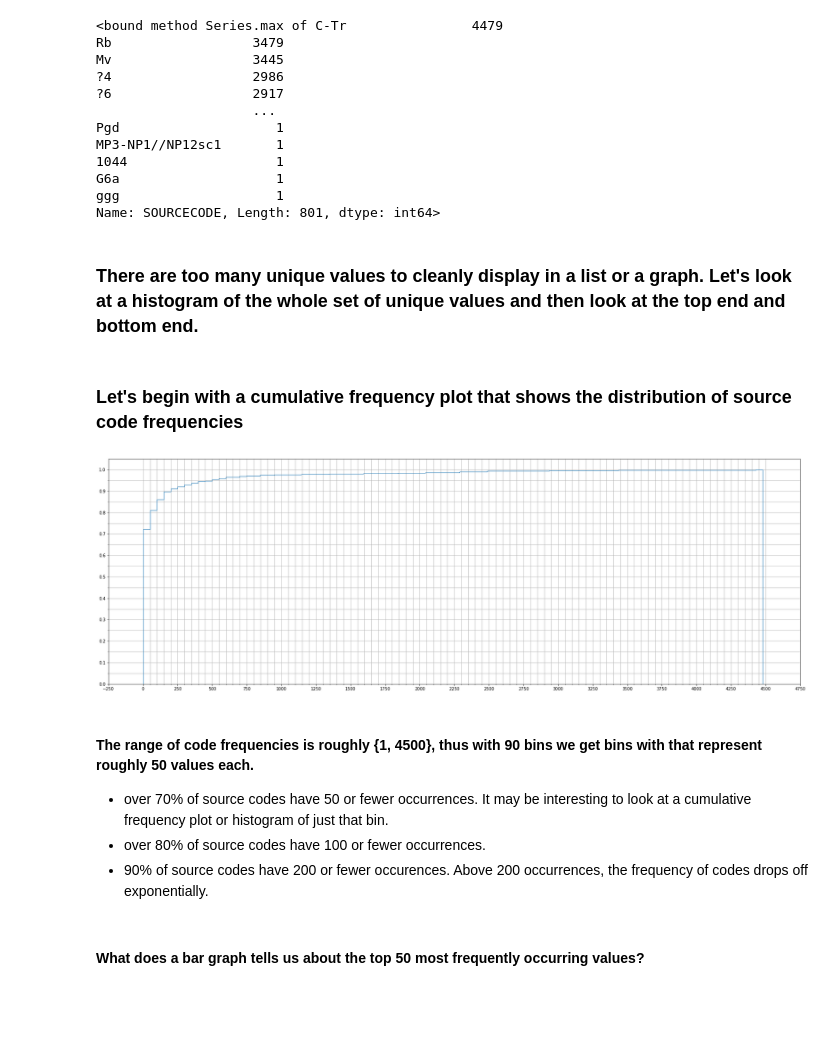
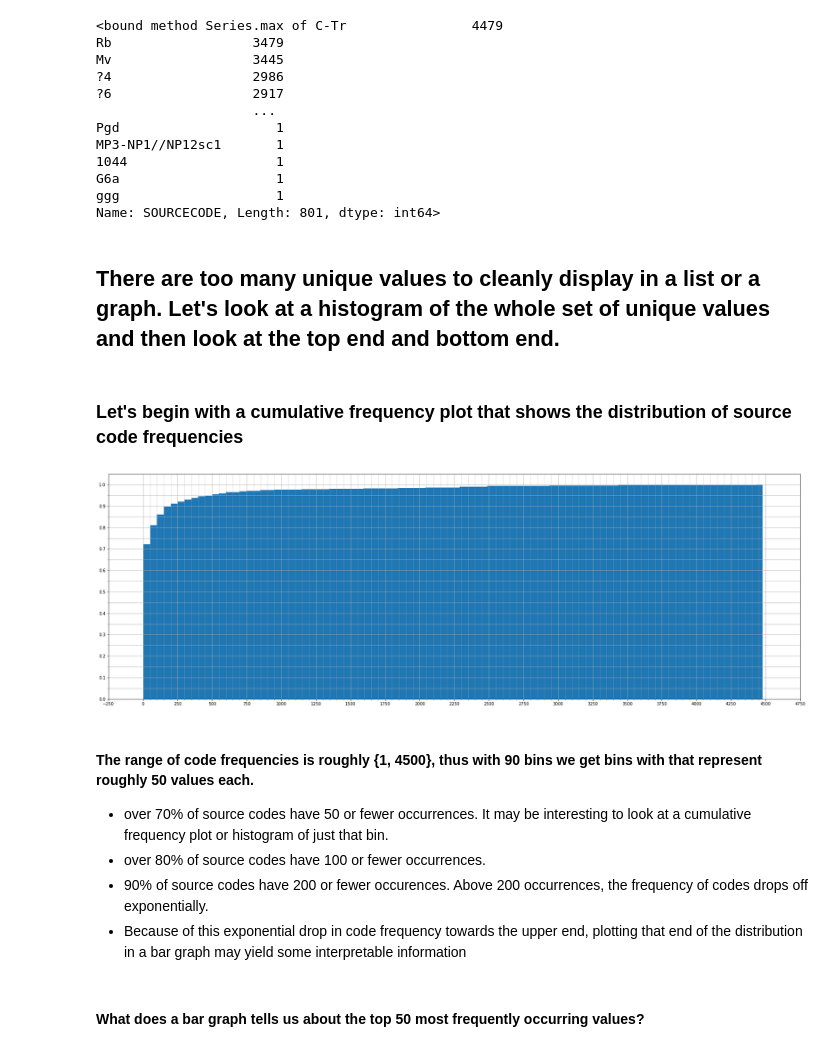
Before and after one commit to selkind/GeoMap, a Jupyter notebook: scratch.ipynb, the cells around one changed output. Drawn from its saved outputs; the diff is of its cells as text; code cells hidden in the pictures; blank space fills up the shorter version.

```diff
--- a/scratch.ipynb
+++ b/scratch.ipynb
@@ -87,31 +87,32 @@ G6a                    1
 ggg                    1
 Name: SOURCECODE, Length: 801, dtype: int64>
 # %% [markdown]
-### There are too many unique values to cleanly display in a list or a graph. Let's look at a histogram of the whole set of unique values and then look at the top end and bottom end.
+## There are too many unique values to cleanly display in a list or a graph. Let's look at a histogram of the whole set of unique values and then look at the top end and bottom end.
 # %% [markdown]
 ### Let's begin with a cumulative frequency plot that shows the distribution of source code frequencies
 # %%
 fig, ax = plt.subplots(1,1, figsize=(30, 10))
 
-counts_hist = counts.hist(cumulative=True, density=1, bins=90, ax=ax, histtype="step")
+counts_hist = counts.hist(cumulative=True, density=1, bins=90, ax=ax, histtype="bar")
 minor_x_ticks = np.arange(0, 4500, 50)
 major_x_ticks = np.arange(-250, 5000, 250)
 ax.set_xticks(major_x_ticks, minor=False)
 ax.set_xticks(minor_x_ticks, minor=True)
-ax.xaxis.grid(True, which='minor')
+ax.xaxis.grid(True, which='minor', alpha=0.5)
 
 major_y_ticks = np.arange(0, 1.1, 0.1)
 minor_y_ticks = np.arange(0, 1, 0.05)
 ax.set_yticks(major_y_ticks, minor=False)
 ax.set_yticks(minor_y_ticks, minor=True)
 ax.yaxis.grid(True, which='minor')
 # %% [output]
-[figure, old version]
+[figure, new version]
 # %% [markdown]
 #### The range of code frequencies is roughly {1, 4500}, thus with 90 bins we get bins with that represent roughly 50 values each.
 - over 70% of source codes have 50 or fewer occurrences. It may be interesting to look at a cumulative frequency plot or histogram of just that bin.
 - over 80% of source codes have 100 or fewer occurrences.
 - 90% of source codes have 200 or fewer occurences. Above 200 occurrences, the frequency of codes drops off exponentially.
+- Because of this exponential drop in code frequency towards the upper end, plotting that end of the distribution in a bar graph may yield some interpretable information
 # %% [markdown]
 #### What does a bar graph tells us about the top 50 most frequently occurring values?
 # %%
```
Also changed, not shown: parts of 21 cells of this notebook.
